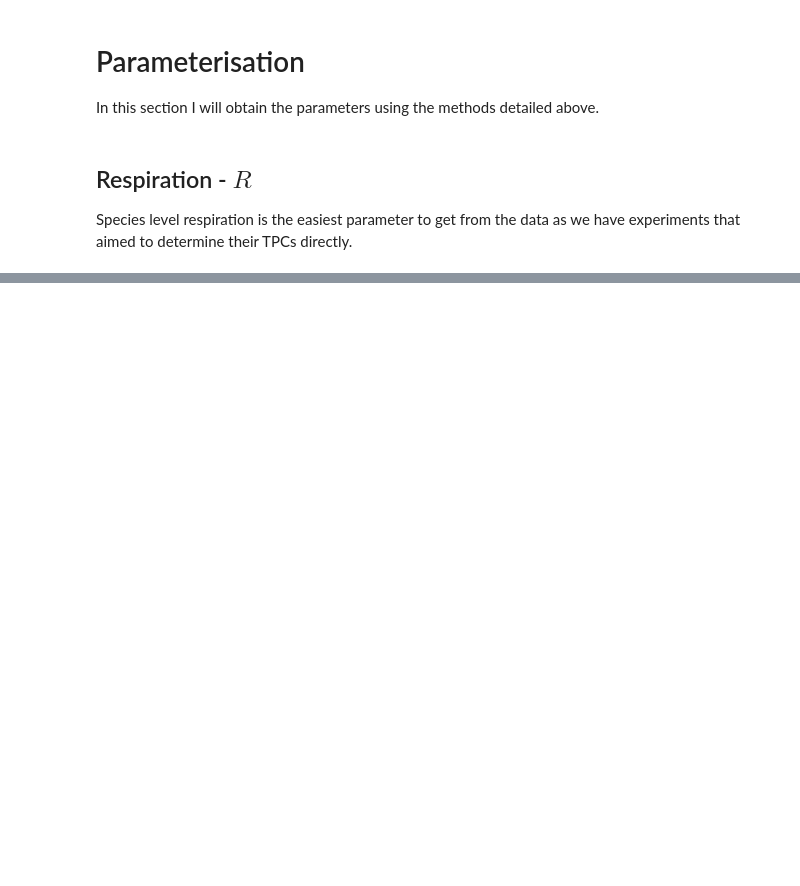
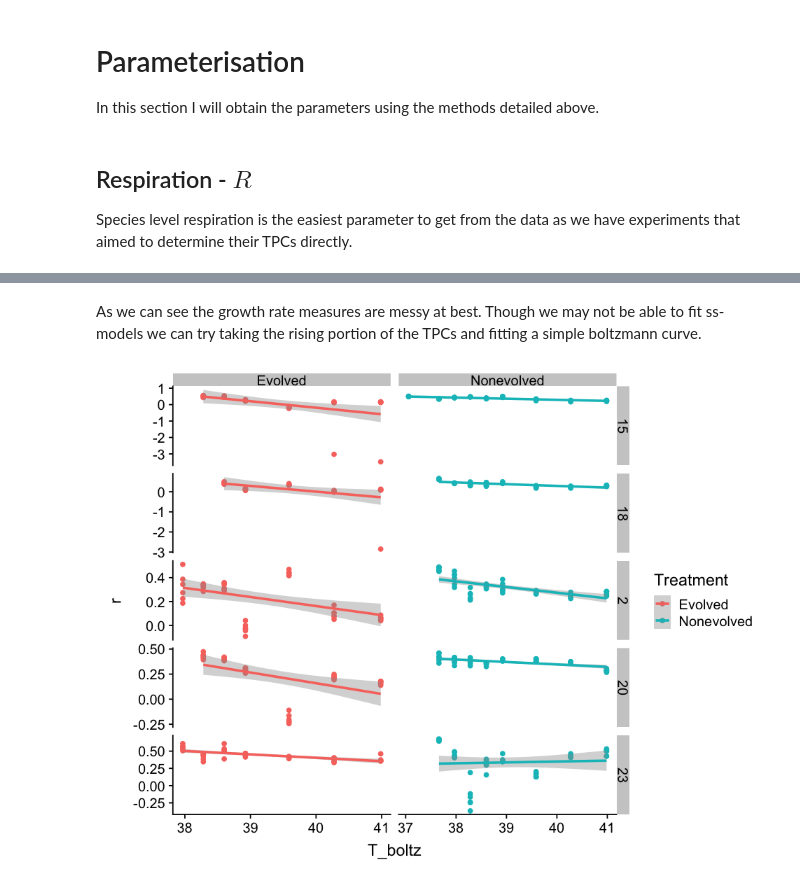
Before and after one commit to CleggTom/Bacterial_Interactions, a Jupyter notebook: notebooks/Data_analysis.ipynb, the cells around one changed output, grey strips where cells are left out. Cells and saved outputs as stored; diff of their text form; code cells hidden in the pictures; blank space fills up the shorter version.

```diff
--- a/notebooks/Data_analysis.ipynb
+++ b/notebooks/Data_analysis.ipynb
@@ -754,0 +303,19 @@ ggplot(aes(x = T_boltz, y = r, color = Treatment))+
+# %% [markdown]
+As we can see the growth rate measures are messy at best. Though we may not be able to fit ss-models we can try taking the rising portion of the TPCs and fitting a simple boltzmann curve.
+# %%
+options(repr.plot.width = 8, repr.plot.height = 6)
+
+k <- 8.617e-5
+OTU_Cyt_rising <- OTU_Cyt %>%
+    group_by(OTU,Treatment,Media) %>%
+    mutate(rmax = max(r),Tmax = max(ifelse(r == rmax,Temperature,0))) %>%
+    filter(Temperature <= Tmax) %>%
+    mutate(T_boltz = 1 / (Temperature * k), r = log(r))
+
+OTU_Cyt_rising %>%
+    ggplot(aes(x=T_boltz, y = r, colour = Treatment))+
+    geom_point()+
+    geom_smooth(method = "lm")+
+    facet_grid(OTU ~ Treatment, scale = "free")
+# %% [output]
+[figure, added]
```
Also changed, not shown: parts of 65 cells of this notebook, 1 other file.
